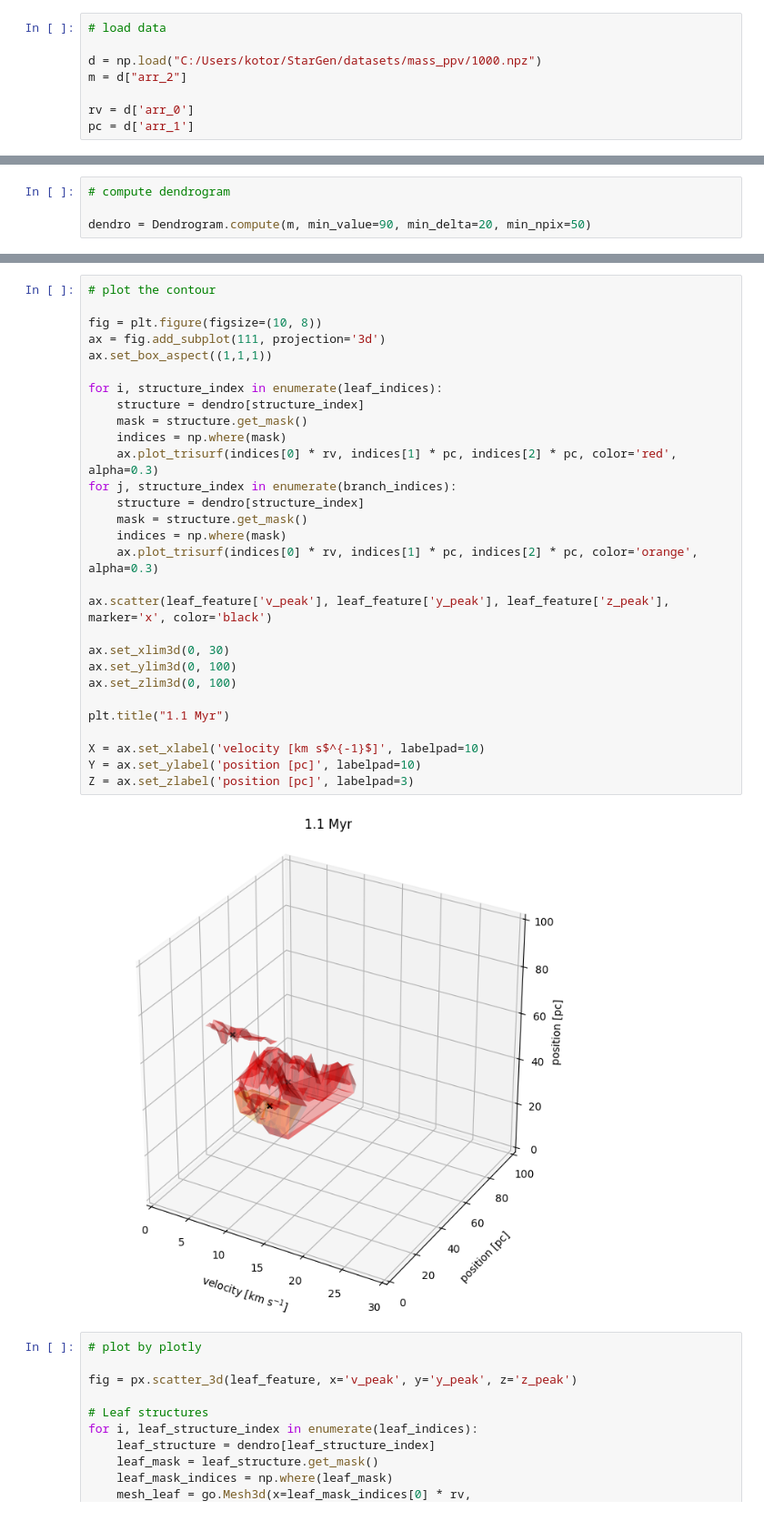
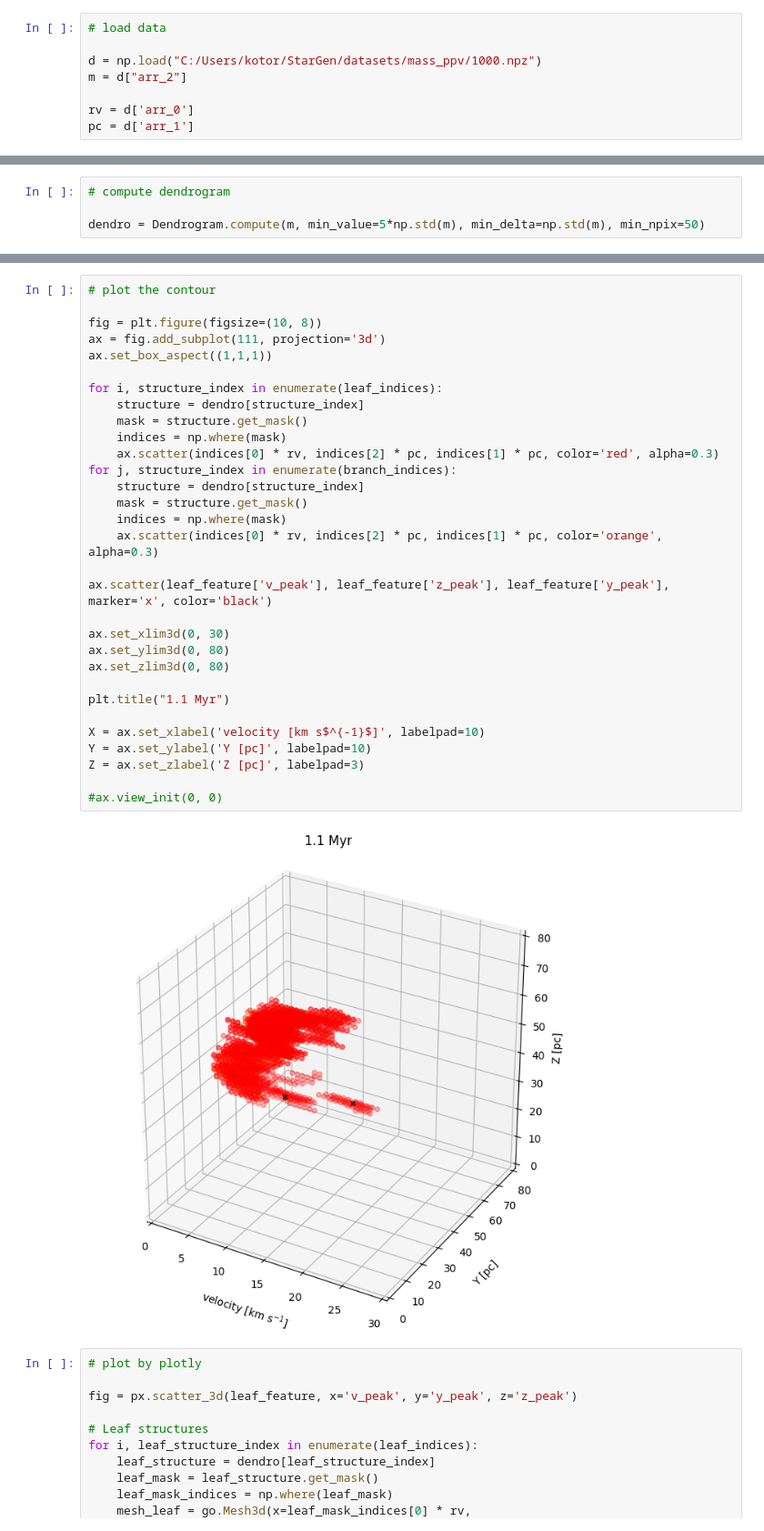
Before and after one commit to kotora260/StarGen, a Jupyter notebook: analysis_mass_ppv/dendro3D_1000.ipynb, the cells around one changed output, grey strips where cells are left out. Shown at 91% size. Saved outputs shown, nothing was run; the diff lists cells and outputs as text.

```diff
--- a/analysis_mass_ppv/dendro3D_1000.ipynb
+++ b/analysis_mass_ppv/dendro3D_1000.ipynb
@@ -63,7 +70,7 @@ Z = ax.set_zlabel('position [pc]', labelpad=4)
 # %%
 # compute dendrogram
 
-dendro = Dendrogram.compute(m, min_value=90, min_delta=20, min_npix=50)
+dendro = Dendrogram.compute(m, min_value=5*np.std(m), min_delta=np.std(m), min_npix=50)
 # %%
 # make feature list
 
@@ -180,34 +190,36 @@ branch virial parameter average: 0.7431152734031297
 # %%
 # plot the contour
 
 fig = plt.figure(figsize=(10, 8))
 ax = fig.add_subplot(111, projection='3d')
 ax.set_box_aspect((1,1,1))
 
 for i, structure_index in enumerate(leaf_indices):
     structure = dendro[structure_index]
     mask = structure.get_mask()
     indices = np.where(mask)
-    ax.plot_trisurf(indices[0] * rv, indices[1] * pc, indices[2] * pc, color='red', alpha=0.3)
+    ax.scatter(indices[0] * rv, indices[2] * pc, indices[1] * pc, color='red', alpha=0.3)
 for j, structure_index in enumerate(branch_indices):
     structure = dendro[structure_index]
     mask = structure.get_mask()
     indices = np.where(mask)
-    ax.plot_trisurf(indices[0] * rv, indices[1] * pc, indices[2] * pc, color='orange', alpha=0.3)
+    ax.scatter(indices[0] * rv, indices[2] * pc, indices[1] * pc, color='orange', alpha=0.3)
 
-ax.scatter(leaf_feature['v_peak'], leaf_feature['y_peak'], leaf_feature['z_peak'], marker='x', color='black')
+ax.scatter(leaf_feature['v_peak'], leaf_feature['z_peak'], leaf_feature['y_peak'], marker='x', color='black')
 
 ax.set_xlim3d(0, 30)
-ax.set_ylim3d(0, 100)
-ax.set_zlim3d(0, 100)
+ax.set_ylim3d(0, 80)
+ax.set_zlim3d(0, 80)
 
 plt.title("1.1 Myr")
 
 X = ax.set_xlabel('velocity [km s$^{-1}$]', labelpad=10)
-Y = ax.set_ylabel('position [pc]', labelpad=10)
-Z = ax.set_zlabel('position [pc]', labelpad=3)
+Y = ax.set_ylabel('Y [pc]', labelpad=10)
+Z = ax.set_zlabel('Z [pc]', labelpad=3)
+
+#ax.view_init(0, 0)
 # %% [output]
-[figure, old version]
+[figure, new version]
 # %%
 # plot by plotly
 
```
Also changed, not shown: parts of 2 cells of this notebook, 3 other files.
